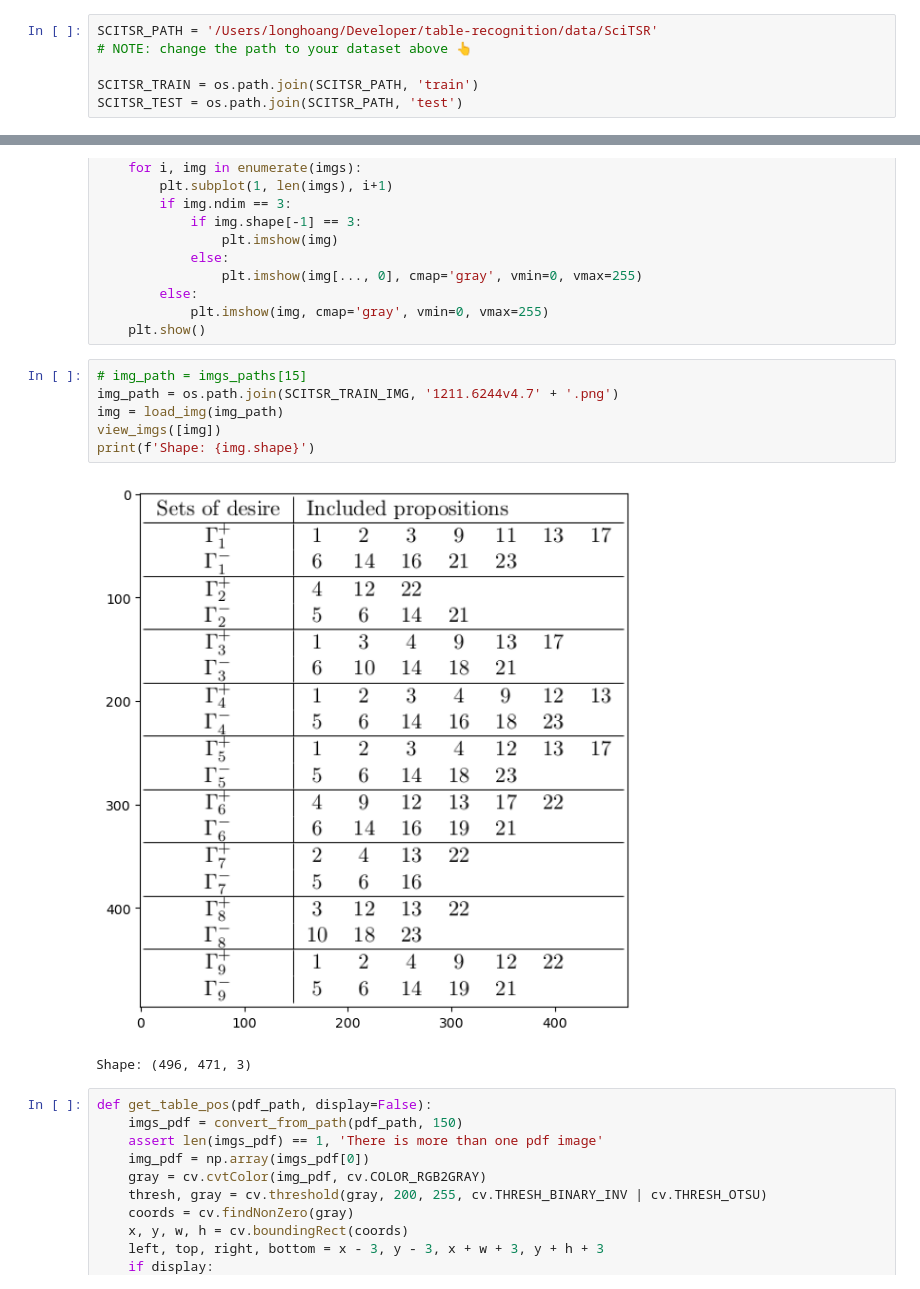
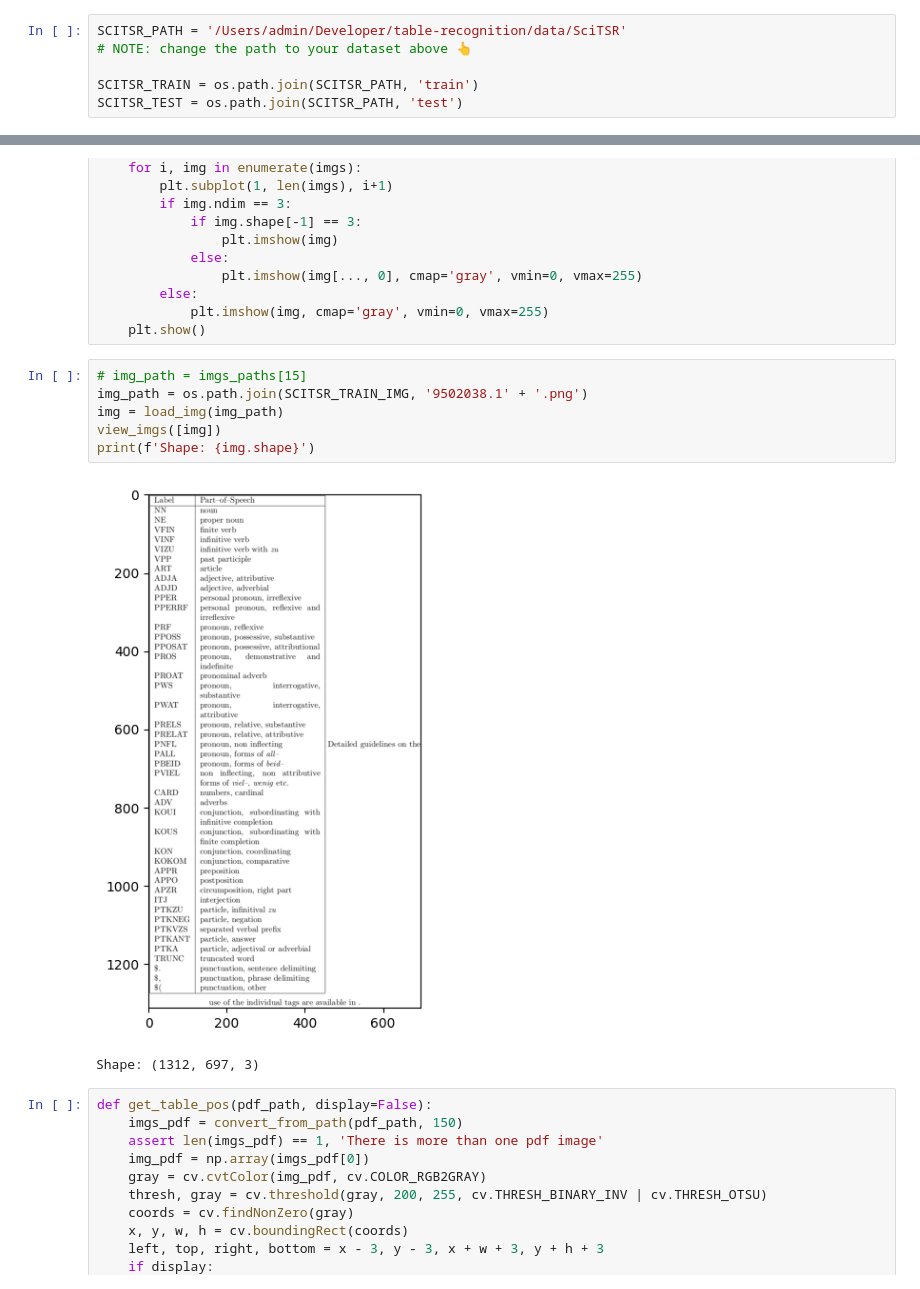
Before and after one commit to HeyLongHoang/deep-split-merge-scitsr, a Jupyter notebook: prep_labels/prep_split.ipynb, the cells around one changed output, grey strips where cells are left out. Drawn from its saved outputs; the diff is of its cells as text.

```diff
--- a/prep_labels/prep_split.ipynb
+++ b/prep_labels/prep_split.ipynb
@@ -14,5 +11,5 @@ Intel MKL WARNING: Support of Intel(R) Streaming SIMD Extensions 4.2 (Intel(R) S
 # %%
-SCITSR_PATH = '/Users/longhoang/Developer/table-recognition/data/SciTSR'
+SCITSR_PATH = '/Users/admin/Developer/table-recognition/data/SciTSR'
 # NOTE: change the path to your dataset above 👆
 
 SCITSR_TRAIN = os.path.join(SCITSR_PATH, 'train')
@@ -54,13 +51,13 @@ def view_imgs(imgs):
     plt.show()
 # %%
 # img_path = imgs_paths[15]
-img_path = os.path.join(SCITSR_TRAIN_IMG, '1211.6244v4.7' + '.png')
+img_path = os.path.join(SCITSR_TRAIN_IMG, '9502038.1' + '.png')
 img = load_img(img_path)
 view_imgs([img])
 print(f'Shape: {img.shape}')
 # %% [output]
-[figure, old version]
+[figure, new version]
-Shape: (496, 471, 3)
+Shape: (1312, 697, 3)
 # %%
 def get_table_pos(pdf_path, display=False):
     imgs_pdf = convert_from_path(pdf_path, 150)
```
Also changed, not shown: parts of 11 cells of this notebook, 5 other files.
